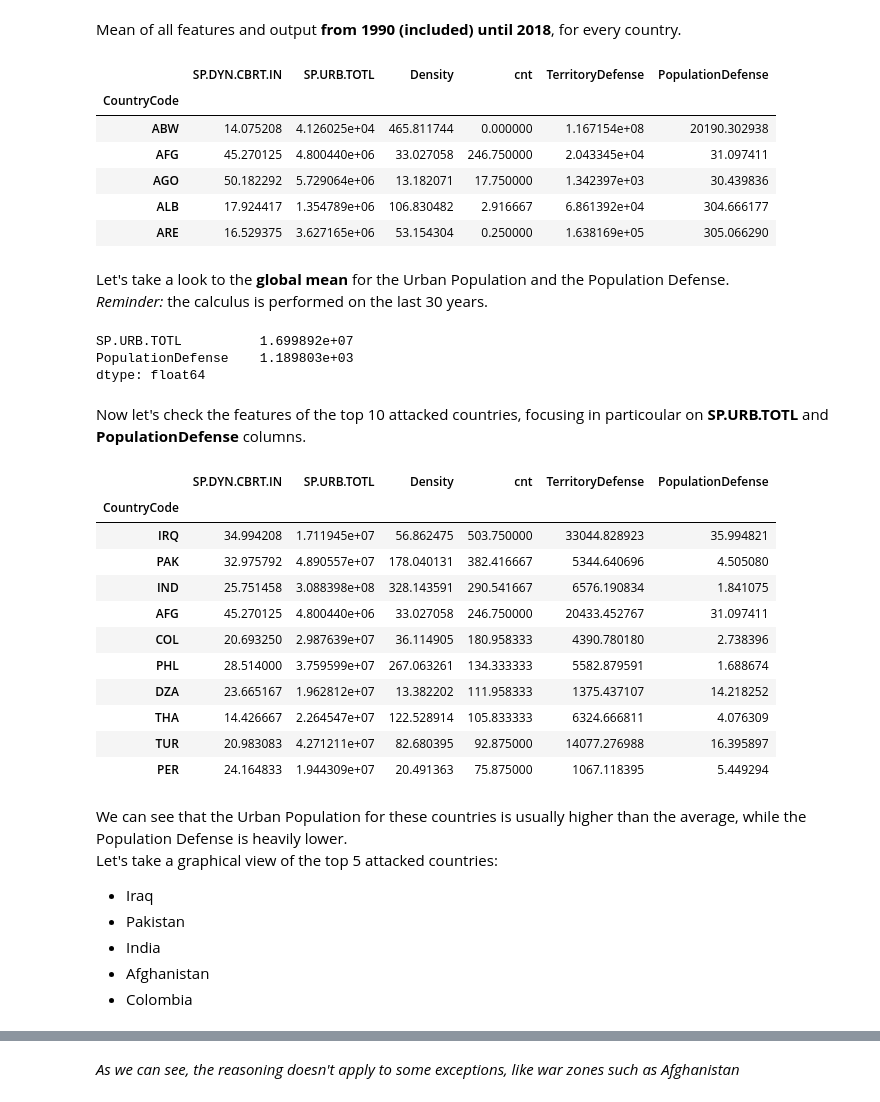
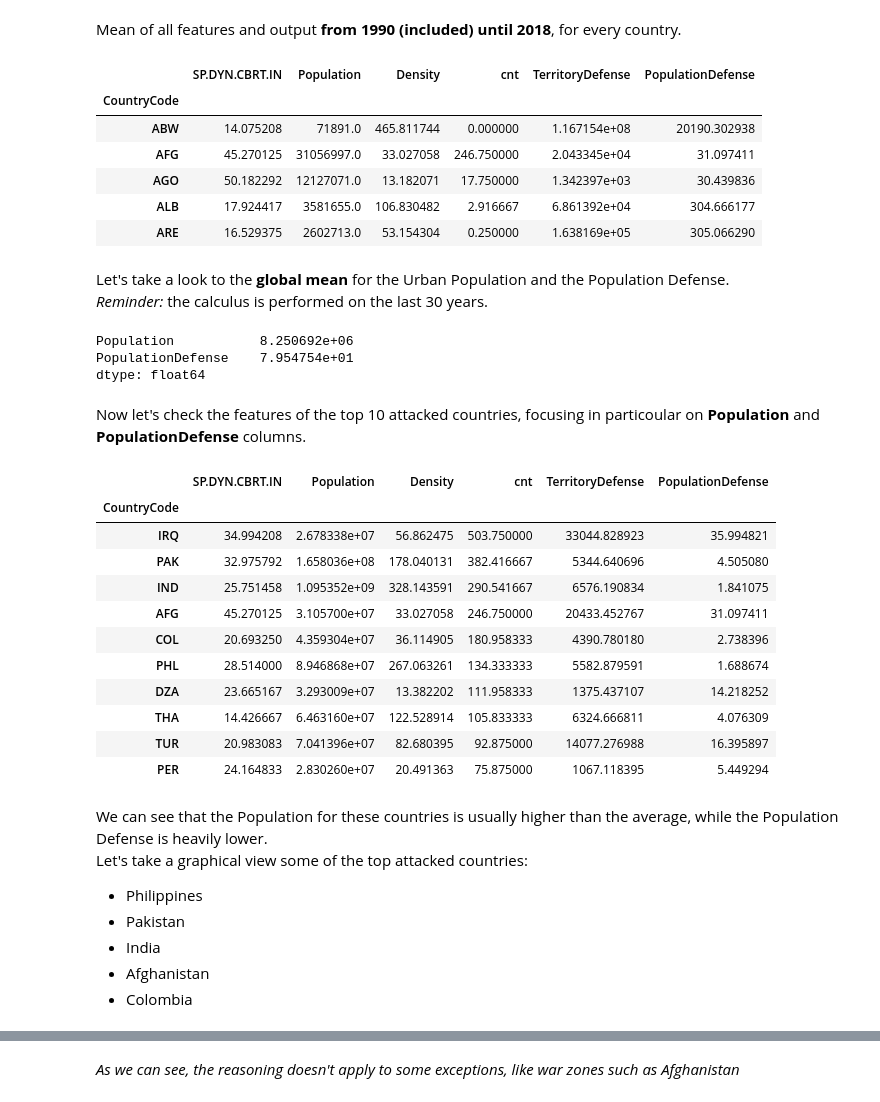
Before and after one commit to AndreaCurtoni/TerrorismDSBA, a Jupyter notebook: First hyp ML.ipynb, the cells around one changed output, grey strips where cells are left out. Cells and saved outputs as stored; diff of their text form; code cells hidden in the pictures.

```diff
--- a/First hyp ML.ipynb
+++ b/First hyp ML.ipynb
@@ -774,59 +784,59 @@ Mean of all features and output <strong>from 1990 (included) until 2018</strong>
 # %%
 df = pd.read_csv('./part/DF1sthypTOT')
 df['TerritoryDefense'] = df['MilitaryExp'] / df['Area (sq. mi.)']
 df['PopulationDefense'] = df['MS.MIL.MPRT.KD'] / df['Population']
 del df['Area (sq. mi.)']
-del df['Population']
 del df['SP.RUR.TOTL']
+del df['SP.URB.TOTL']
 del df['SP.DYN.AMRT.FE']
 del df['SP.DYN.AMRT.MA']
 del df['SP.DYN.LE00.IN']
 del df['MilitaryExp']
 del df['MS.MIL.MPRT.KD']
 
 df2 = df[df['Year']>1989]
 df3 = df2.groupby(['CountryCode', 'Year']).mean()
-df4 = df3.groupby(['CountryCode']).mean()
 df4.head(5)
 # %% [output]
-|  | SP.DYN.CBRT.IN | SP.URB.TOTL | Density | cnt | TerritoryDefense | PopulationDefense |
+|  | SP.DYN.CBRT.IN | Population | Density | cnt | TerritoryDefense | PopulationDefense |
 | CountryCode |  |  |  |  |  |  |
-| ABW | 14.075208 | 4.126025e+04 | 465.811744 | 0.000000 | 1.167154e+08 | 20190.302938 |
-| AFG | 45.270125 | 4.800440e+06 | 33.027058 | 246.750000 | 2.043345e+04 | 31.097411 |
-| AGO | 50.182292 | 5.729064e+06 | 13.182071 | 17.750000 | 1.342397e+03 | 30.439836 |
-| ALB | 17.924417 | 1.354789e+06 | 106.830482 | 2.916667 | 6.861392e+04 | 304.666177 |
-| ARE | 16.529375 | 3.627165e+06 | 53.154304 | 0.250000 | 1.638169e+05 | 305.066290 |
+| ABW | 14.075208 | 71891.0 | 465.811744 | 0.000000 | 1.167154e+08 | 20190.302938 |
+| AFG | 45.270125 | 31056997.0 | 33.027058 | 246.750000 | 2.043345e+04 | 31.097411 |
+| AGO | 50.182292 | 12127071.0 | 13.182071 | 17.750000 | 1.342397e+03 | 30.439836 |
+| ALB | 17.924417 | 3581655.0 | 106.830482 | 2.916667 | 6.861392e+04 | 304.666177 |
+| ARE | 16.529375 | 2602713.0 | 53.154304 | 0.250000 | 1.638169e+05 | 305.066290 |
 # %% [markdown]
 Let's take a look to the <strong>global mean</strong> for the Urban Population and the Population Defense.<br>
 <i>Reminder:</i> the calculus is performed on the last 30 years.
 # %%
-df5 = df4[['SP.URB.TOTL', 'PopulationDefense']]
-df5.mean()
+df5 = df4[['Population', 'PopulationDefense']]
+#df5.mean()
+df5.median()
 # %% [output]
-SP.URB.TOTL          1.699892e+07
-PopulationDefense    1.189803e+03
+Population           8.250692e+06
+PopulationDefense    7.954754e+01
 dtype: float64
 # %% [markdown]
-Now let's check the features of the top 10 attacked countries, focusing in particoular on <strong>SP.URB.TOTL</strong> and <strong>PopulationDefense</strong> columns.
+Now let's check the features of the top 10 attacked countries, focusing in particoular on <strong>Population</strong> and <strong>PopulationDefense</strong> columns.
 # %%
 df4.sort_values(['cnt'], ascending=False).head(10)
 # %% [output]
-|  | SP.DYN.CBRT.IN | SP.URB.TOTL | Density | cnt | TerritoryDefense | PopulationDefense |
+|  | SP.DYN.CBRT.IN | Population | Density | cnt | TerritoryDefense | PopulationDefense |
 | CountryCode |  |  |  |  |  |  |
-| IRQ | 34.994208 | 1.711945e+07 | 56.862475 | 503.750000 | 33044.828923 | 35.994821 |
-| PAK | 32.975792 | 4.890557e+07 | 178.040131 | 382.416667 | 5344.640696 | 4.505080 |
-| IND | 25.751458 | 3.088398e+08 | 328.143591 | 290.541667 | 6576.190834 | 1.841075 |
-| AFG | 45.270125 | 4.800440e+06 | 33.027058 | 246.750000 | 20433.452767 | 31.097411 |
-| COL | 20.693250 | 2.987639e+07 | 36.114905 | 180.958333 | 4390.780180 | 2.738396 |
-| PHL | 28.514000 | 3.759599e+07 | 267.063261 | 134.333333 | 5582.879591 | 1.688674 |
-| DZA | 23.665167 | 1.962812e+07 | 13.382202 | 111.958333 | 1375.437107 | 14.218252 |
-| THA | 14.426667 | 2.264547e+07 | 122.528914 | 105.833333 | 6324.666811 | 4.076309 |
-| TUR | 20.983083 | 4.271211e+07 | 82.680395 | 92.875000 | 14077.276988 | 16.395897 |
-| PER | 24.164833 | 1.944309e+07 | 20.491363 | 75.875000 | 1067.118395 | 5.449294 |
+| IRQ | 34.994208 | 2.678338e+07 | 56.862475 | 503.750000 | 33044.828923 | 35.994821 |
+| PAK | 32.975792 | 1.658036e+08 | 178.040131 | 382.416667 | 5344.640696 | 4.505080 |
+| IND | 25.751458 | 1.095352e+09 | 328.143591 | 290.541667 | 6576.190834 | 1.841075 |
+| AFG | 45.270125 | 3.105700e+07 | 33.027058 | 246.750000 | 20433.452767 | 31.097411 |
+| COL | 20.693250 | 4.359304e+07 | 36.114905 | 180.958333 | 4390.780180 | 2.738396 |
+| PHL | 28.514000 | 8.946868e+07 | 267.063261 | 134.333333 | 5582.879591 | 1.688674 |
+| DZA | 23.665167 | 3.293009e+07 | 13.382202 | 111.958333 | 1375.437107 | 14.218252 |
+| THA | 14.426667 | 6.463160e+07 | 122.528914 | 105.833333 | 6324.666811 | 4.076309 |
+| TUR | 20.983083 | 7.041396e+07 | 82.680395 | 92.875000 | 14077.276988 | 16.395897 |
+| PER | 24.164833 | 2.830260e+07 | 20.491363 | 75.875000 | 1067.118395 | 5.449294 |
 # %% [markdown]
-We can see that the Urban Population for these countries is usually higher than the average, while the Population Defense is heavily lower. <br>
-Let's take a graphical view of the top 5 attacked countries:
-- Iraq
+We can see that the Population for these countries is usually higher than the average, while the Population Defense is heavily lower. <br>
+Let's take a graphical view some of the top attacked countries:
+- Philippines
 - Pakistan
 - India
 - Afghanistan
```
Also changed, not shown: parts of 43 cells of this notebook.
